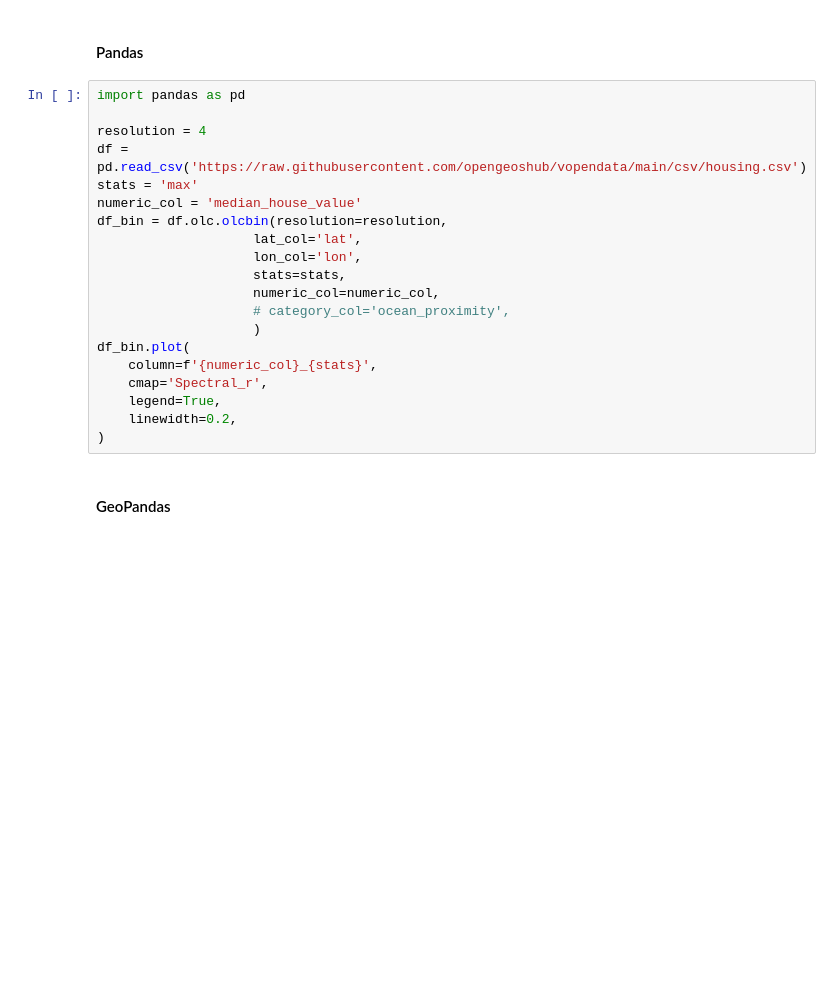
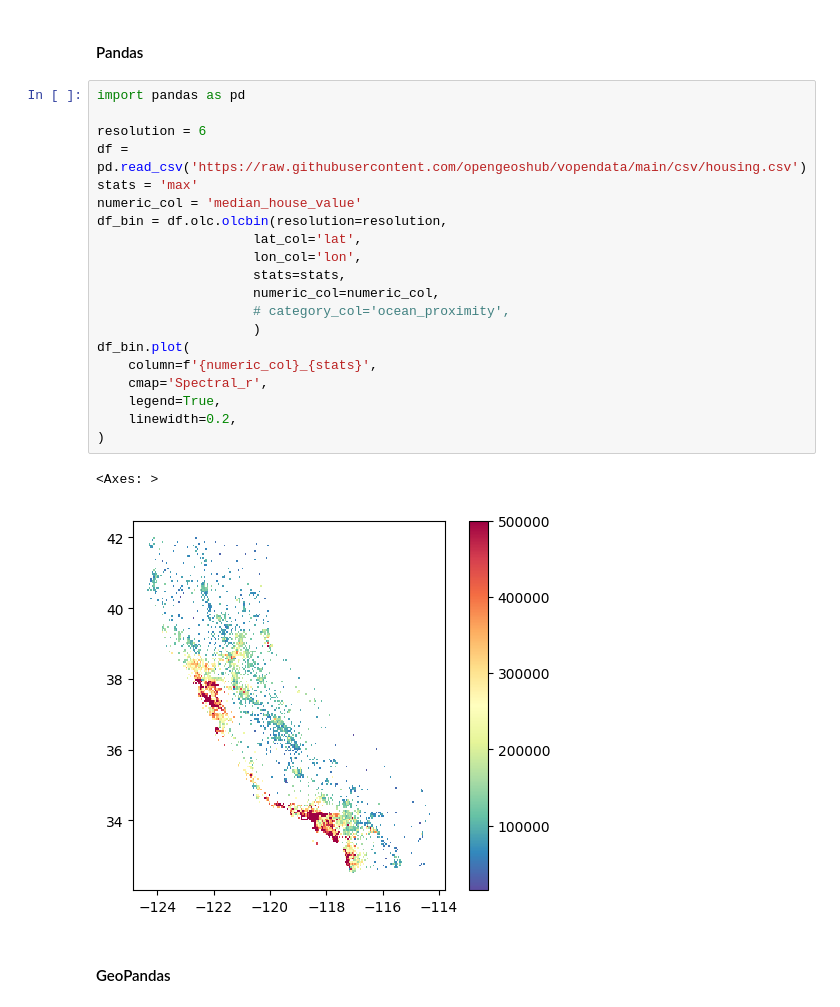
Before and after one commit to opengeoshub/vgridpandas, a Jupyter notebook: docs/notebooks/11_olc.ipynb, the cells around one changed output. Saved outputs shown, nothing was run; the diff lists cells and outputs as text; blank space fills up the shorter version.

```diff
--- a/docs/notebooks/11_olc.ipynb
+++ b/docs/notebooks/11_olc.ipynb
@@ -68,23 +102,26 @@ gdf_polyfill.plot(edgecolor='white')
 # %%
 import pandas as pd
 
-resolution = 4
+resolution = 6
 df = pd.read_csv('https://raw.githubusercontent.com/opengeoshub/vopendata/main/csv/housing.csv')
 stats = 'max'
 numeric_col = 'median_house_value'
 df_bin = df.olc.olcbin(resolution=resolution,
                     lat_col='lat',
                     lon_col='lon',
                     stats=stats,
                     numeric_col=numeric_col,
                     # category_col='ocean_proximity',
                     )
 df_bin.plot(
     column=f'{numeric_col}_{stats}',
     cmap='Spectral_r',
     legend=True,
     linewidth=0.2,
 )
+# %% [output]
+<Axes: >
+[figure, added]
 # %% [markdown]
 #### GeoPandas
 # %%
```
Also changed, not shown: parts of 5 cells of this notebook, 9 other files.
